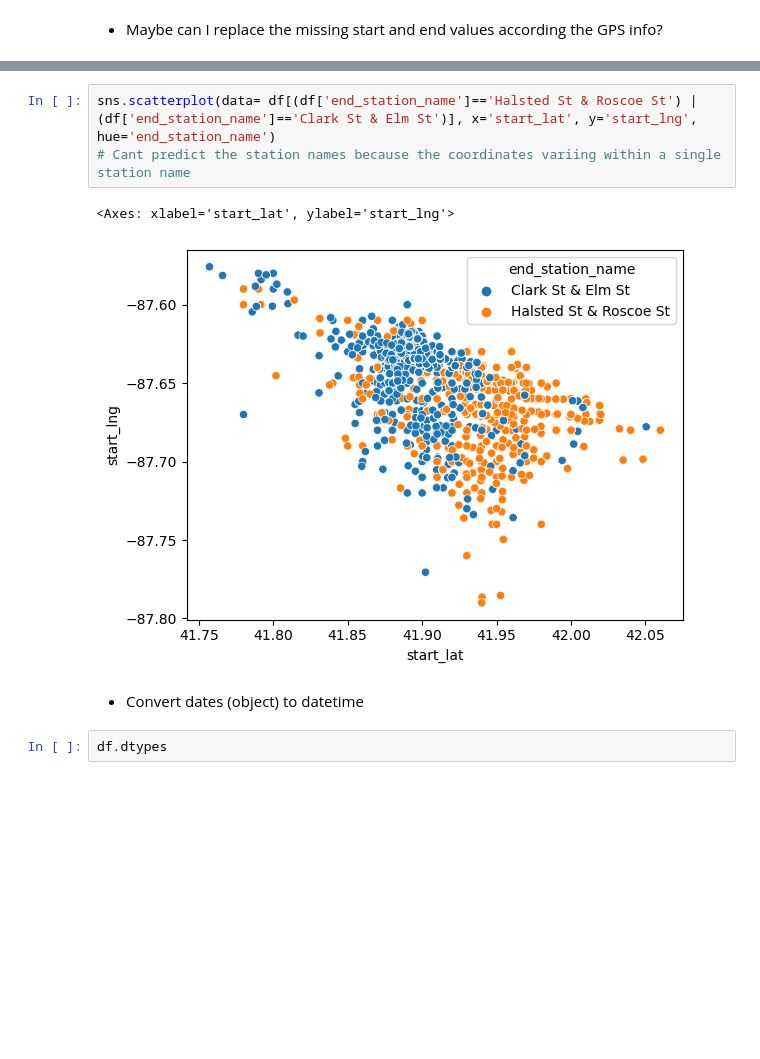
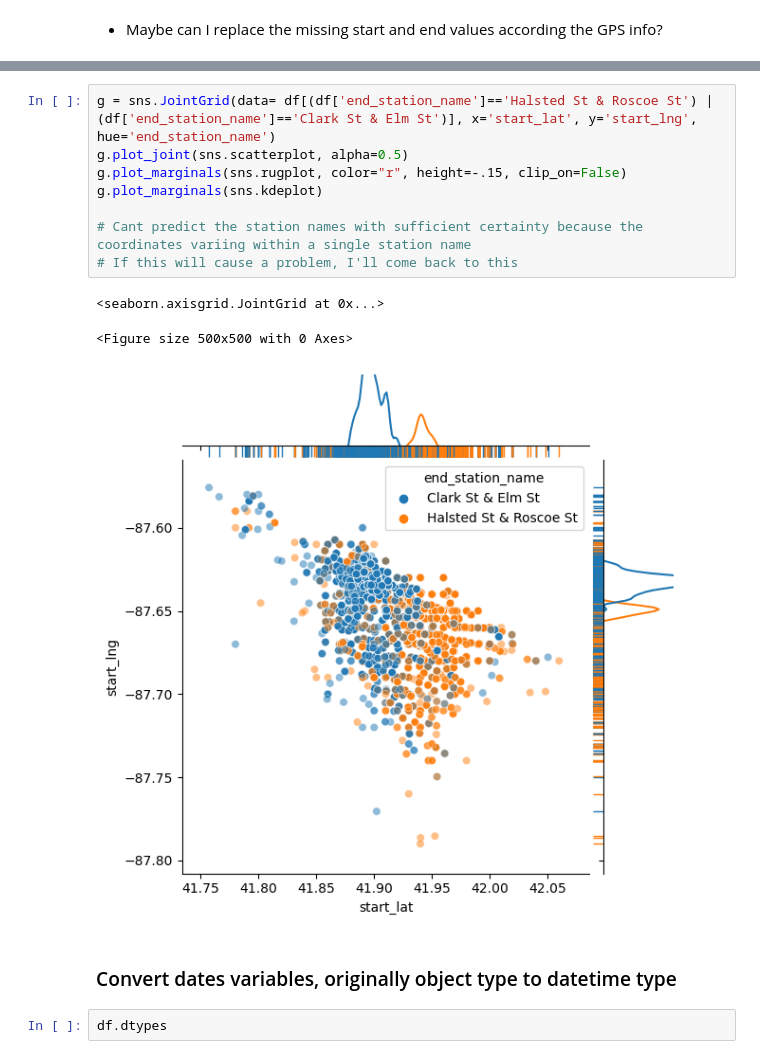
Before and after one commit to nagyroland97/Bike-share-dataset-analysis, a Jupyter notebook: python/main.ipynb, the cells around one changed output, grey strips where cells are left out. Saved outputs shown, nothing was run; the diff lists cells and outputs as text; blank space fills up the shorter version.

```diff
--- a/python/main.ipynb
+++ b/python/main.ipynb
@@ -109,13 +106,19 @@ plt.hist(df[df['end_station_name']=='Halsted St & Roscoe St']['start_lat'],bins=
 # %% [output]
 [figure]
 # %%
-sns.scatterplot(data= df[(df['end_station_name']=='Halsted St & Roscoe St') | (df['end_station_name']=='Clark St & Elm St')], x='start_lat', y='start_lng', hue='end_station_name')
-# Cant predict the station names because the coordinates variing within a single station name
+g = sns.JointGrid(data= df[(df['end_station_name']=='Halsted St & Roscoe St') | (df['end_station_name']=='Clark St & Elm St')], x='start_lat', y='start_lng', hue='end_station_name')
+g.plot_joint(sns.scatterplot, alpha=0.5)
+g.plot_marginals(sns.rugplot, color="r", height=-.15, clip_on=False)
+g.plot_marginals(sns.kdeplot)
+
+# Cant predict the station names with sufficient certainty because the coordinates variing within a single station name
+# If this will cause a problem, I'll come back to this
 # %% [output]
-<Axes: xlabel='start_lat', ylabel='start_lng'>
+<seaborn.axisgrid.JointGrid at 0x...>
+<Figure size 500x500 with 0 Axes>
-[figure, old version]
+[figure, new version]
 # %% [markdown]
-- Convert dates (object) to datetime
+### Convert dates variables, originally object type to datetime type
 # %%
 df.dtypes
 # %% [output]
```
Also changed, not shown: parts of 53 cells of this notebook.
